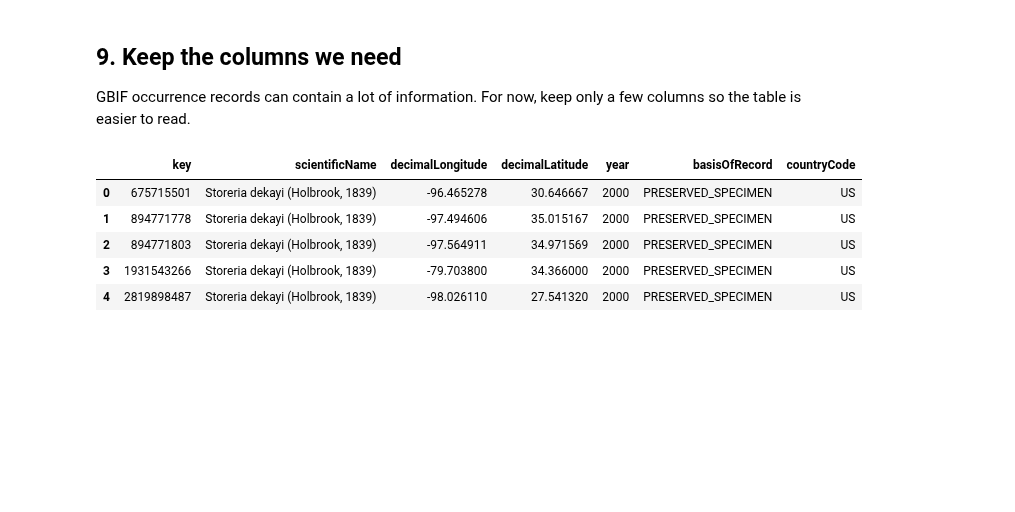
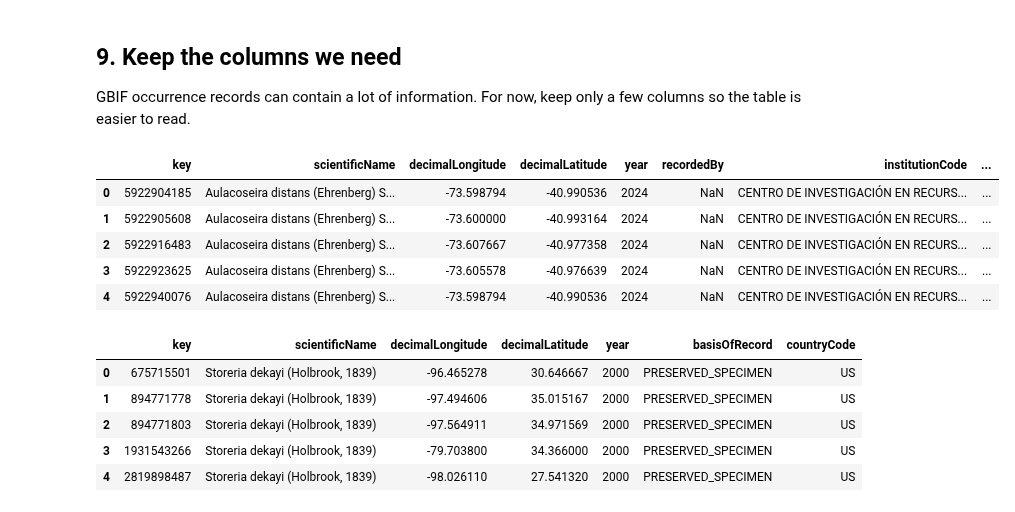
Before and after one commit to Gyrosigma/BIO597-SpatialBiodiversity, a Jupyter notebook: docs/labs/Lab02-pygbif.ipynb, the cells around one changed output. Saved outputs shown, nothing was run; the diff lists cells and outputs as text; code cells hidden in the pictures; blank space fills up the shorter version.

```diff
--- a/docs/labs/Lab02-pygbif.ipynb
+++ b/docs/labs/Lab02-pygbif.ipynb
@@ -156,3 +177,14 @@ Before downloading occurrence records, we need GBIF's **taxon key** for the spec
 `name_suggest()` does a simple search for names that match the text we provide (it's not very smart). This is useful when you are checking spelling or trying to see what GBIF knows about a name.
 
 The funciton may return more than one result, so the output is a _list_ where the zero-th element is the most relevant. We will inspect it first, then pull out the `speciesKey` in the next cell.
+# %%
+Aname_results = species.name_suggest(q="Aulacoseira distans")
+
+# name_suggest() returns a list of dictionaries in descending order of relevance.
+
+# Look at the zero-th element of name_results, which is itself a dictionary
+Afirst_name_result = Aname_results[0]
+
+Afirst_name_result
+A_key= Aname_results[0]['key']
+A_key
@@ -245,3 +294,18 @@ dekayi_records.keys()
 # %% [output]
 100
 dict_keys(['offset', 'limit', 'endOfRecords', 'count', 'results', 'facets'])
+# %%
+A_records = occ.search(
+    taxonKey=A_key,
+    hasCoordinate=True,
+    hasGeospatialIssue=False,
+    year="1900,2026",
+    limit=100,
+)
+
+print(len(A_records['results']))
+
+# Search records are dictionaries (and they can be large), so look first
+# at the available keys. Look at the keys and see if you can guess what
+# the associated value of each key means.
+A_records.keys()
@@ -280,3 +386,7 @@ dekayi_records["results"][0]
 `pandas.DataFrame()` turns the list of occurrence records into a table.
 
 This table has many columns. We will keep a small set of columns that are useful for a first map.
+# %%
+A_df = pd.DataFrame(A_records["results"])
+
+A_df.head()
@@ -296,6 +414,19 @@ dekayi_df.head()
 ## 9. Keep the columns we need
 
 GBIF occurrence records can contain a lot of information. For now, keep only a few columns so the table is easier to read.
+# %%
+A_df = A_df[
+    ["key", "scientificName", "decimalLongitude", "decimalLatitude", "year",'recordedBy','institutionCode',"basisOfRecord", "countryCode"]
+]
+
+A_df.head()
+# %% [output]
+|  | key | scientificName | decimalLongitude | decimalLatitude | year | recordedBy | institutionCode | ... |
+| 0 | 5922904185 | Aulacoseira distans (Ehrenberg) S... | -73.598794 | -40.990536 | 2024 | NaN | CENTRO DE INVESTIGACIÓN EN RECURS... | ... |
+| 1 | 5922905608 | Aulacoseira distans (Ehrenberg) S... | -73.600000 | -40.993164 | 2024 | NaN | CENTRO DE INVESTIGACIÓN EN RECURS... | ... |
+| 2 | 5922916483 | Aulacoseira distans (Ehrenberg) S... | -73.607667 | -40.977358 | 2024 | NaN | CENTRO DE INVESTIGACIÓN EN RECURS... | ... |
+| 3 | 5922923625 | Aulacoseira distans (Ehrenberg) S... | -73.605578 | -40.976639 | 2024 | NaN | CENTRO DE INVESTIGACIÓN EN RECURS... | ... |
+| 4 | 5922940076 | Aulacoseira distans (Ehrenberg) S... | -73.598794 | -40.990536 | 2024 | NaN | CENTRO DE INVESTIGACIÓN EN RECURS... | ... |
 # %%
 dekayi_df = dekayi_df[
     ["key", "scientificName", "decimalLongitude", "decimalLatitude", "year", "basisOfRecord", "countryCode"]
```
Also changed, not shown: parts of 20 cells of this notebook.
